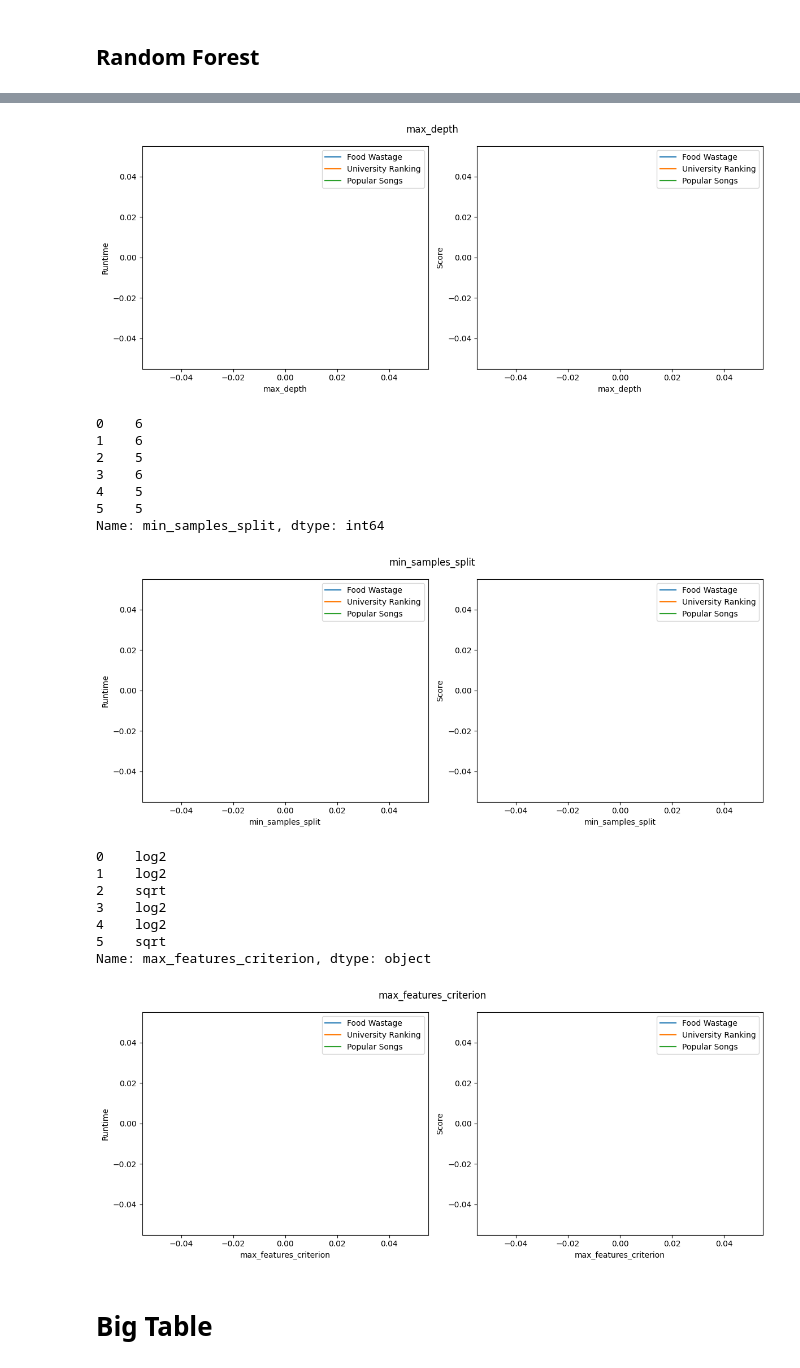
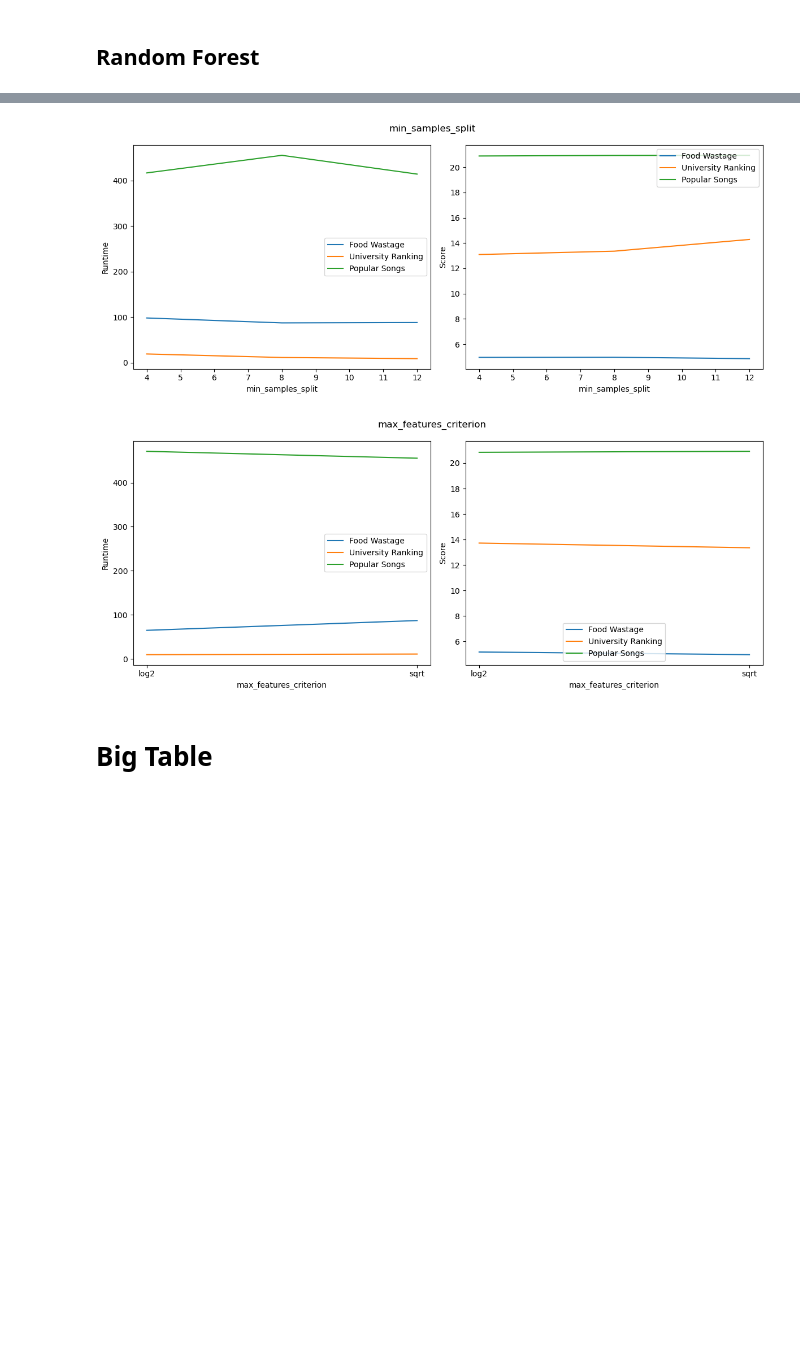
Before and after one commit to Esaiasson/Machine_learning_WS_2025, a Jupyter notebook: A2/final_results.ipynb, the cells around one changed output, grey strips where cells are left out. Cells and saved outputs as stored; diff of their text form; code cells hidden in the pictures; blank space fills up the shorter version.

Commit message:
plots

```diff
--- a/A2/final_results.ipynb
+++ b/A2/final_results.ipynb
@@ -24,6 +24,6 @@ warnings.filterwarnings('ignore', category=FutureWarning)
 
 food_waste_df_train, food_waste_df_test = pre_food_wastage.preprocessing_food_wastage()
 college_rank_df_train, college_rank_df_test = pre_college_ranking.preprocessing_college_ranking()
-popular_songs_features_train, popular_songs_features_test = pre_ppl_songs.preprocessing_polar_songs()
+popular_songs_features_train, popular_songs_features_test = pre_ppl_songs.preprocessing_popular_songs()
 # %% [output]
 Dataset Food Wastage
@@ -63,7 +60,7 @@ param_grid_scikit = {
 
 param_grid_rf = {
     'no_of_estimators': range(10,100,20),
-    'split_criterion': ['sse', 'mse'],
+    'split_criterion': ['sse'],
     'max_depth': range(1,10,2),
     'min_samples_split': range(4,13,4),
     'max_features_criterion': ['sqrt', 'log2']
@@ -682,5 +588,7 @@ parameter_eval.plot_parameter(
     train_results_rf_college_rank,
     train_results_rf_popular_songs,
     param_grid_rf,
-    eval_param_rf)
+    eval_param_rf,
+    rf = True
+)
 # %% [output]
@@ -710,20 +597,5 @@ Name: max_depth, dtype: int64
-[figure, old version]
+[figure, new version]
-0    6
-1    6
-2    5
-3    6
-4    5
-5    5
-Name: min_samples_split, dtype: int64
-[figure, old version]
+[figure, new version]
-0    log2
-1    log2
-2    sqrt
-3    log2
-4    log2
-5    sqrt
-Name: max_features_criterion, dtype: object
-[figure, removed]
 # %% [markdown]
 # Big Table
 # %%
```
Also changed, not shown: parts of 25 cells of this notebook, 6 other files.
